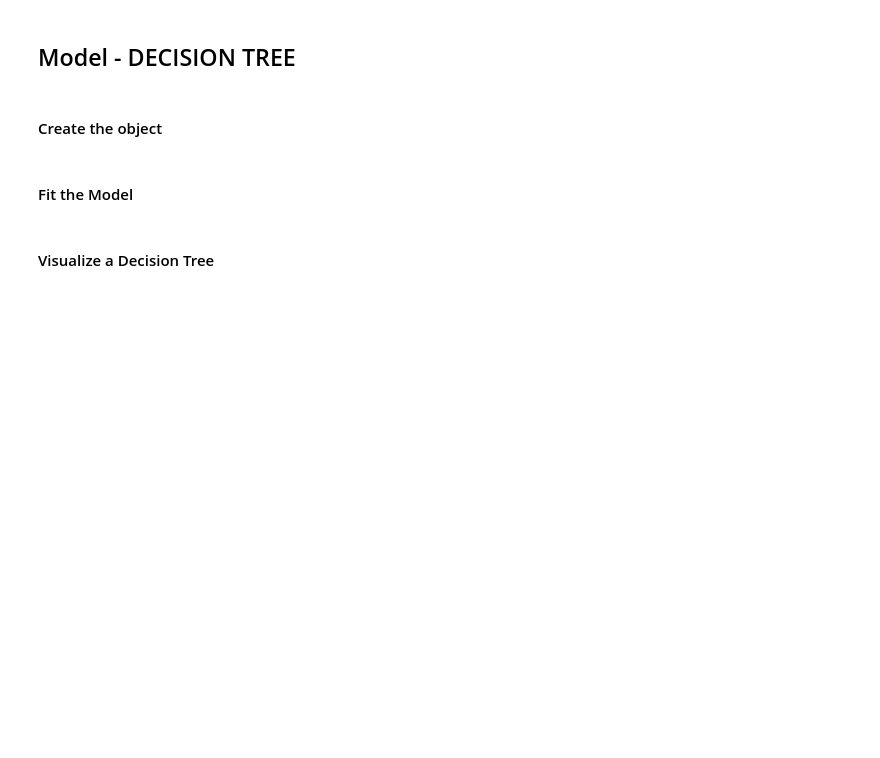
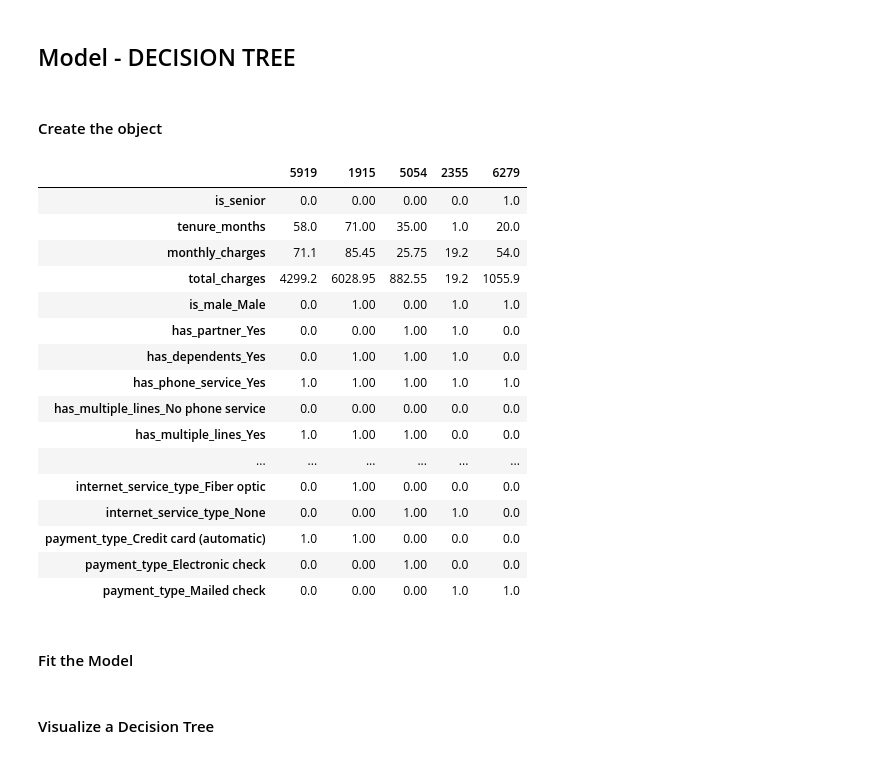
Before and after one commit to rachelrobbinsmayhill/classification-project, a Jupyter notebook: Churn_Work.ipynb, the cells around one changed output. Drawn from its saved outputs; the diff is of its cells as text; code cells hidden in the pictures; blank space fills up the shorter version.

```diff
--- a/Churn_Work.ipynb
+++ b/Churn_Work.ipynb
@@ -1110,8 +1110,9 @@ The goal is to create a robust and generalizable model that is a mapping between
 # %% [markdown]
 ###  Set X & y
 # %%
-X_train, y_train = train.drop(columns='did_churn_Yes'), train['did_churn_Yes']
-X_validate, y_validate = validate.drop(columns='did_churn_Yes'), validate['did_churn_Yes']
+X_train, y_train = train.drop(columns=['customer_id','contract_type', 'internet_service_type', 'payment_type','did_churn_Yes']), train['did_churn_Yes']
+X_validate, y_validate = validate.drop(columns=['customer_id','contract_type', 'internet_service_type', 'payment_type','did_churn_Yes']), validate['did_churn_Yes']
+X_test, y_test = test.drop(columns=['customer_id','contract_type', 'internet_service_type', 'payment_type','did_churn_Yes']), test['did_churn_Yes']
 # %% [markdown]
 ###  Set Baseline
 # %%
@@ -1167,6 +1168,26 @@ test = test.drop(columns=['contract_type', 'internet_service_type', 'payment_typ
 #### Create the object
 # %%
 clf1 = DecisionTreeClassifier(max_depth=2, random_state=123)
+# %%
+X_train.head().T
+# %% [output]
+|  | 5919 | 1915 | 5054 | 2355 | 6279 |
+| is_senior | 0.0 | 0.00 | 0.00 | 0.0 | 1.0 |
+| tenure_months | 58.0 | 71.00 | 35.00 | 1.0 | 20.0 |
+| monthly_charges | 71.1 | 85.45 | 25.75 | 19.2 | 54.0 |
+| total_charges | 4299.2 | 6028.95 | 882.55 | 19.2 | 1055.9 |
+| is_male_Male | 0.0 | 1.00 | 0.00 | 1.0 | 1.0 |
+| has_partner_Yes | 0.0 | 0.00 | 1.00 | 1.0 | 0.0 |
+| has_dependents_Yes | 0.0 | 1.00 | 1.00 | 1.0 | 0.0 |
+| has_phone_service_Yes | 1.0 | 1.00 | 1.00 | 1.0 | 1.0 |
+| has_multiple_lines_No phone service | 0.0 | 0.00 | 0.00 | 0.0 | 0.0 |
+| has_multiple_lines_Yes | 1.0 | 1.00 | 1.00 | 0.0 | 0.0 |
+| ... | ... | ... | ... | ... | ... |
+| internet_service_type_Fiber optic | 0.0 | 1.00 | 0.00 | 0.0 | 0.0 |
+| internet_service_type_None | 0.0 | 0.00 | 1.00 | 1.0 | 0.0 |
+| payment_type_Credit card (automatic) | 1.0 | 1.00 | 0.00 | 0.0 | 0.0 |
+| payment_type_Electronic check | 0.0 | 0.00 | 1.00 | 0.0 | 0.0 |
+| payment_type_Mailed check | 0.0 | 0.00 | 0.00 | 1.0 | 1.0 |
 # %% [markdown]
 #### Fit the Model
 # %%
```
Also changed, not shown: parts of 59 cells of this notebook.
